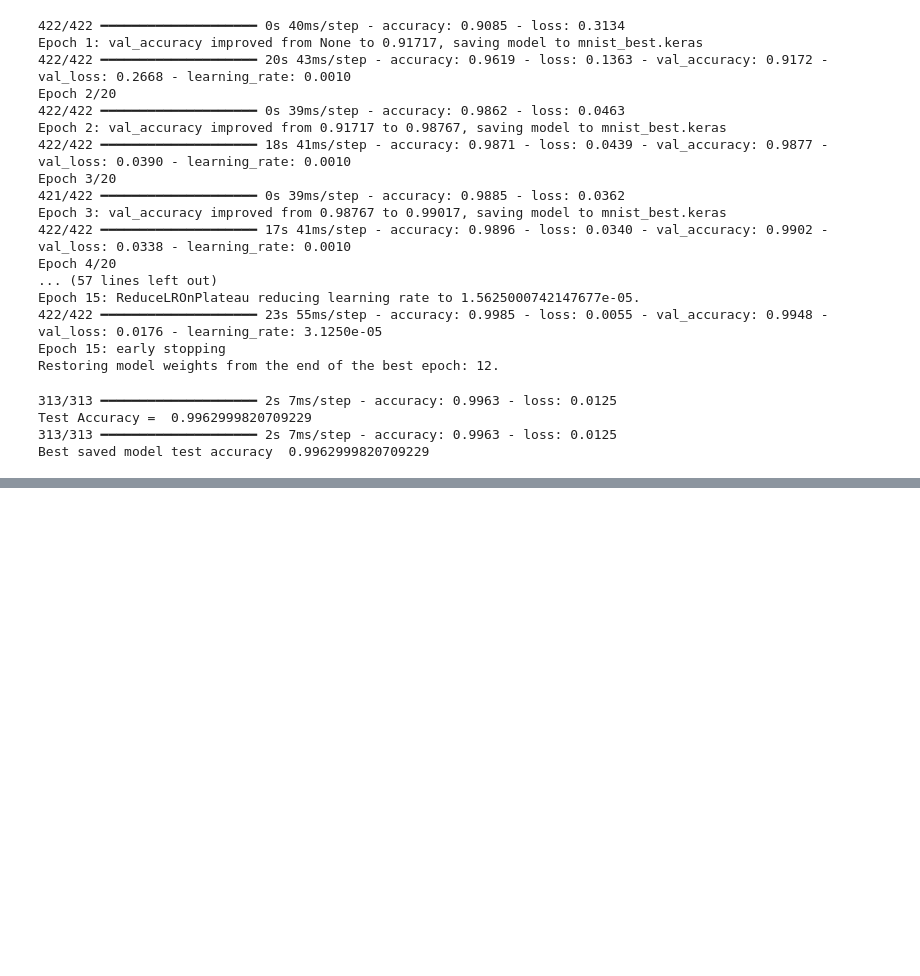
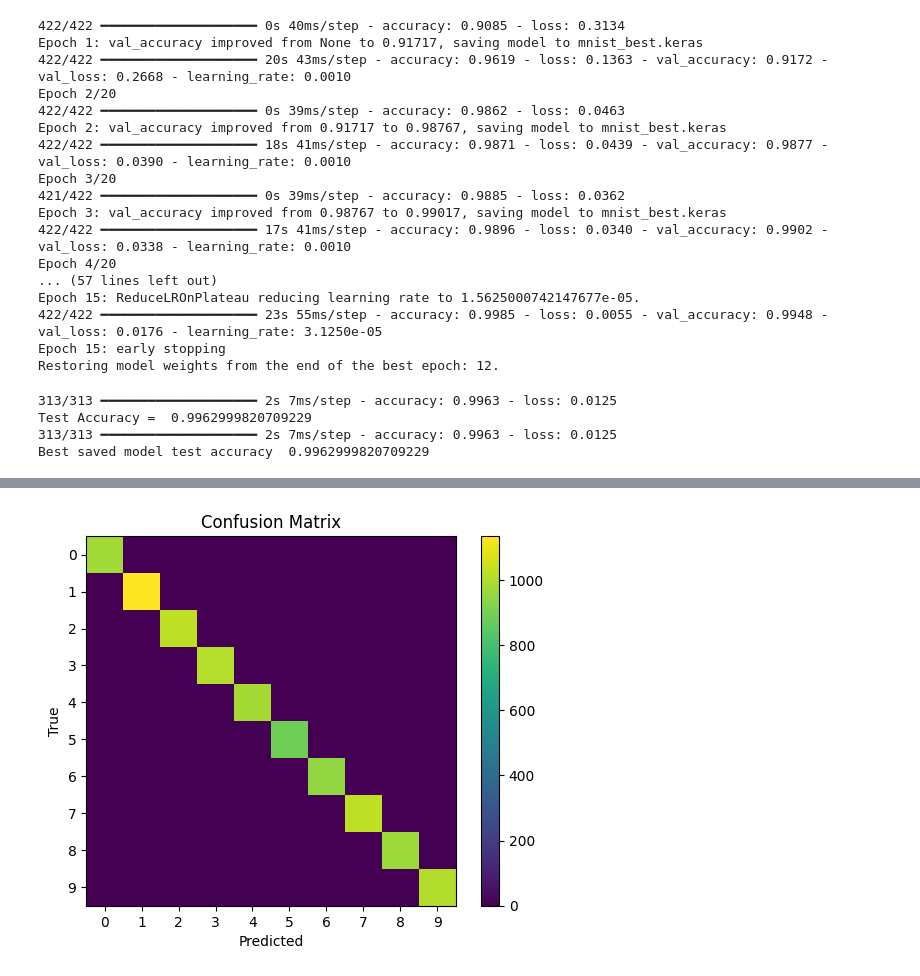
Before and after one commit to vdstech/aiml-usecases, a Jupyter notebook: cnn/mnist/mnist.advanced.ipynb, the cells around one changed output, grey strips where cells are left out. Drawn from its saved outputs; the diff is of its cells as text; code cells hidden in the pictures; blank space fills up the shorter version.

```diff
--- a/cnn/mnist/mnist.advanced.ipynb
+++ b/cnn/mnist/mnist.advanced.ipynb
@@ -175,0 +201,18 @@ Best saved model test accuracy  0.9962999820709229
+# %%
+import numpy as np
+
+probs = model.predict(X_test, verbose=1)
+y_pred = np.argmax(probs, axis=1)
+
+cm = tf.math.confusion_matrix(y_test, y_pred, num_classes=10).numpy()
+
+plt.figure()
+plt.imshow(cm)
+plt.title('Confusion Matrix')
+plt.xlabel('Predicted')
+plt.ylabel("True")
+plt.xticks(range(10))
+plt.yticks(range(10))
+plt.colorbar()
+plt.show()
+# %% [output]
@@ -175,0 +220 @@ Best saved model test accuracy  0.9962999820709229
+[figure, added]
```
Also changed, not shown: parts of 5 cells of this notebook.
